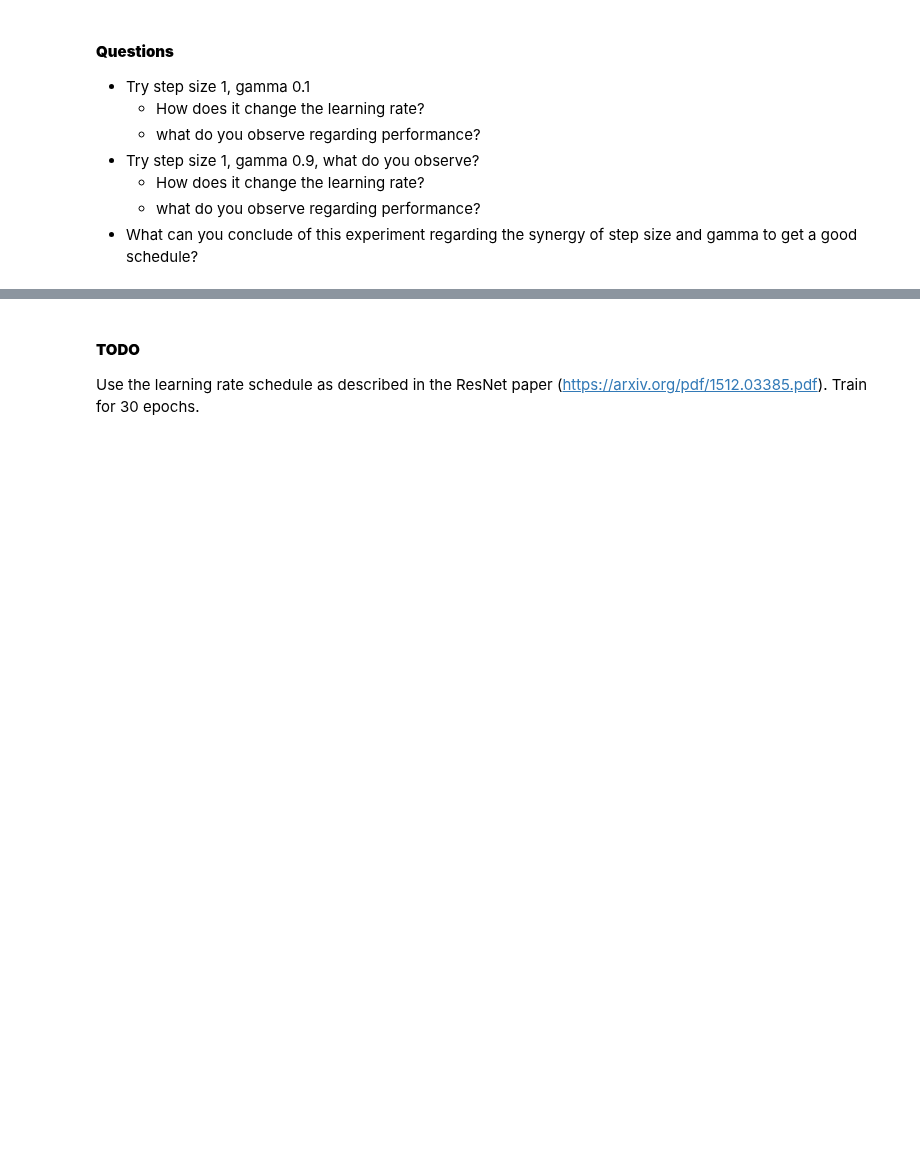
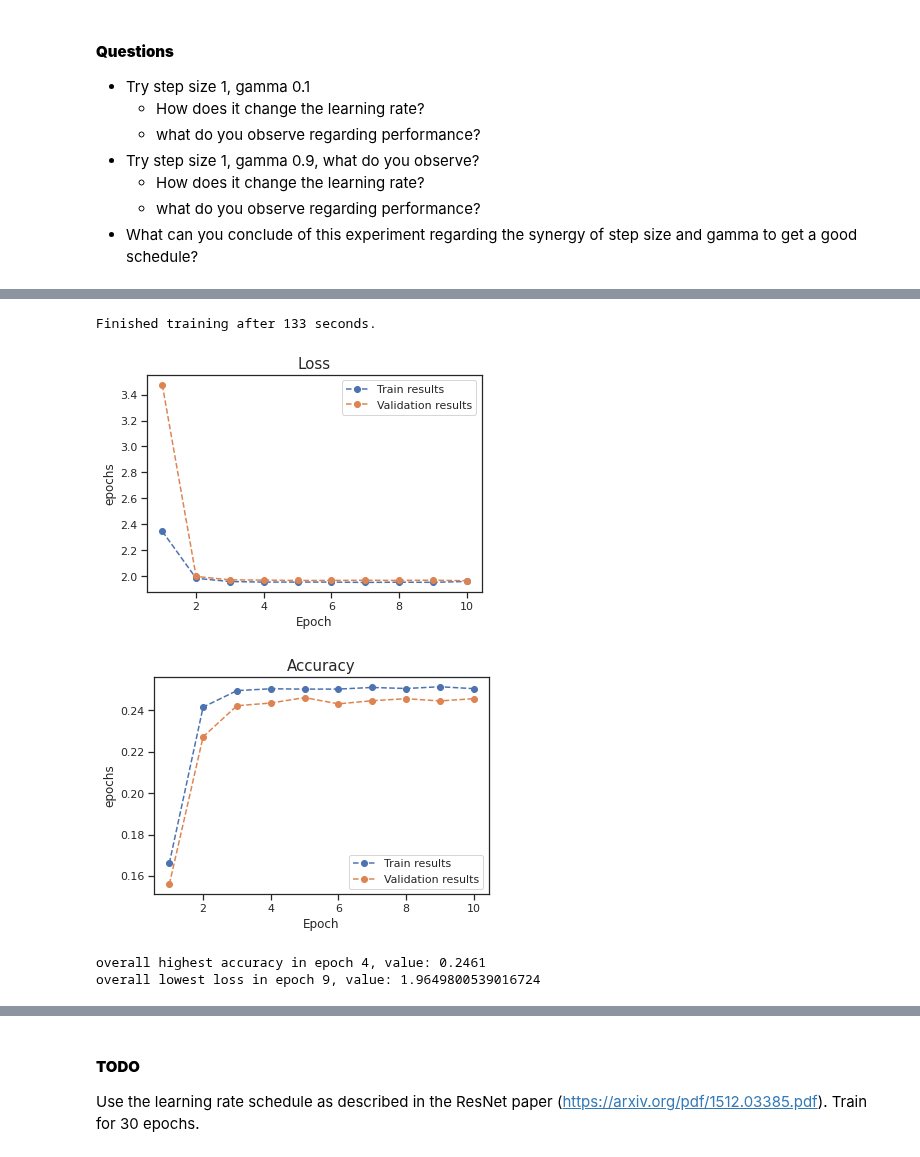
Before and after one commit to jonaden94/deepl-ecker-21-22, a Jupyter notebook: Ex3_2021.ipynb, the cells around one changed output, grey strips where cells are left out. Saved outputs shown, nothing was run; the diff lists cells and outputs as text; code cells hidden in the pictures; blank space fills up the shorter version.

```diff
--- a/Ex3_2021.ipynb
+++ b/Ex3_2021.ipynb
@@ -556,0 +587,17 @@ Learning rate scheduling is a mechanism to adjust the learning rate.
+# %%
+# TODO train and plot with step size 1, gamma 0.1
+# TODO train and plot
+
+model = ResNet()
+model = model.cuda()
+optimizer = torch.optim.Adam(model.parameters(), lr=0.1)
+earlystop = ut.EarlyStopper(patience=5)
+result = ut.run_training(model, optimizer, loss_function, device, 10,
+                      trainloader, valloader, early_stopper=earlystop, verbose=True,
+                      scheduler_args=(1, 0.1))
+
+train_losses, val_losses, train_accs, val_accs, confusion_matrix = result
+ut.plot("Loss", "epochs", train_losses, val_losses, yscale='linear')
+ut.plot("Accuracy", "epochs", train_accs, val_accs, yscale='linear')
+ut.diag(val_accs, val_losses)
+# %% [output]
@@ -556,0 +614,5 @@ Learning rate scheduling is a mechanism to adjust the learning rate.
+Finished training after 133 seconds.
+[figure, added]
+[figure, added]
+overall highest accuracy in epoch 4, value: 0.2461
+overall lowest loss in epoch 9, value: 1.9649800539016724
```
Also changed, not shown: parts of 9 cells of this notebook.
